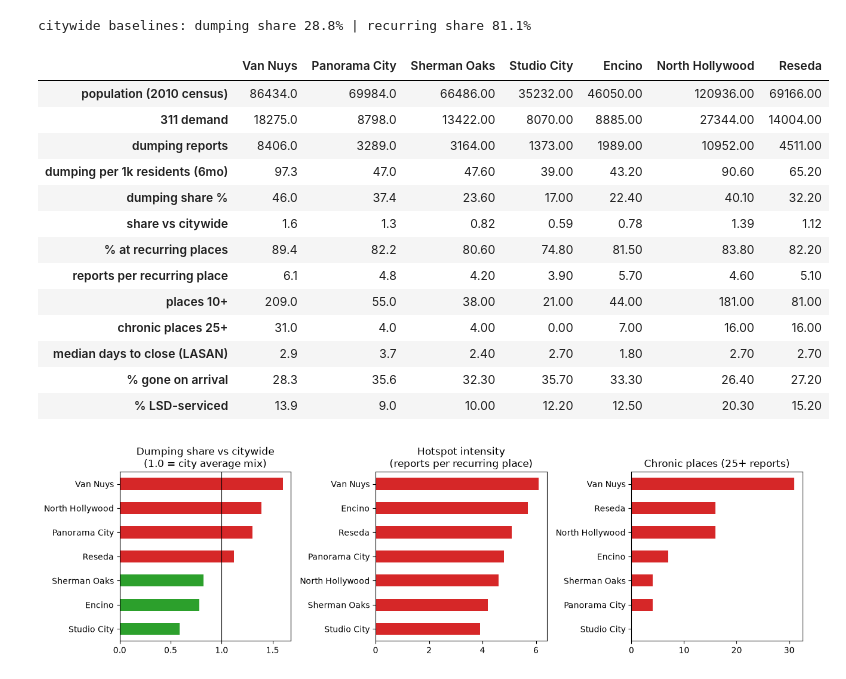
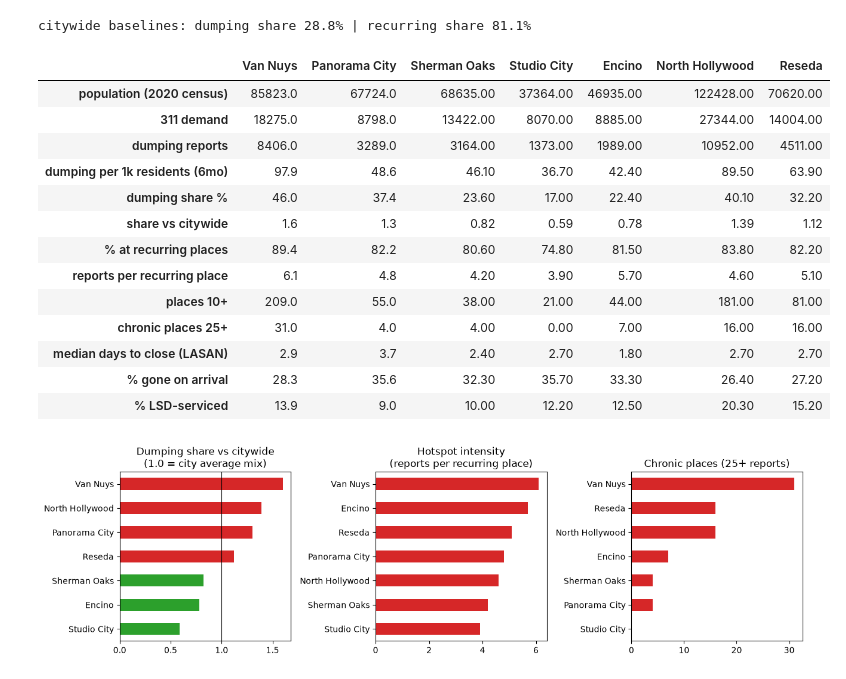
Before and after one commit to cambaughn/Observatory, a Jupyter notebook: notebooks/06_neighborhood_calibration.ipynb, the cells around one changed output. Cells and saved outputs as stored; diff of their text form; code cells hidden in the pictures.

```diff
--- a/notebooks/06_neighborhood_calibration.ipynb
+++ b/notebooks/06_neighborhood_calibration.ipynb
@@ -86,51 +87,45 @@ print(f"citywide baselines: dumping share {CITYWIDE_SHARE:.1%} | recurring share
 # %% [output]
 citywide baselines: dumping share 28.8% | recurring share 81.1%
 # %%
-# 2010 Census population approximated to NCs (data.lacity.org nwj3-ufba;
-# NoHo NC appears in the census file under its former name, Mid-Town North Hollywood NC)
-NC_POP_2010 = {
-    "Van Nuys": 86434,
-    "Panorama City": 69984,
-    "Sherman Oaks": 66486,
-    "Studio City": 35232,
-    "Encino": 46050,
-    "North Hollywood": 66572 + 18849 + 35515,  # Mid-Town(NoHo) + NoHo West + NoHo Northeast
-    "Reseda": 69166,
-}
+# 2020 Census population per NC: block POP20 summed into certified NC
+# polygons by block internal point (scripts/build_nc_population_2020.py;
+# validated against the official LA County 2020 total)
+nc_pop_2020 = pd.read_csv("../data/processed/nc_population_2020.csv", index_col="NAME")["pop2020"]
+NC_POP = {name: int(nc_pop_2020[ncs].sum()) for name, ncs in NEIGH.items()}
 
 def neighborhood_profile(name):
     o = op[op["neigh"] == name]
     d = g[g["neigh"] == name]
     lasan_closed = d[(d["Status"] == "Closed") & (d["created"] < "2026-06-01")
                      & d["Owner"].isin(["LASAN", "Sanitation"])]
     days = (pd.to_datetime(lasan_closed["ClosedDate"], format="mixed")
             - lasan_closed["created"]).dt.total_seconds() / 86400
     places = d.groupby("place").size()
     share = len(d) / len(o)
     return {
-        "population (2010 census)": NC_POP_2010[name],
+        "population (2020 census)": NC_POP[name],
         "311 demand": len(o),
         "dumping reports": len(d),
-        "dumping per 1k residents (6mo)": round(len(d) / NC_POP_2010[name] * 1000, 1),
+        "dumping per 1k residents (6mo)": round(len(d) / NC_POP[name] * 1000, 1),
         "dumping share %": round(share * 100, 1),
         "share vs citywide": round(share / CITYWIDE_SHARE, 2),
         "% at recurring places": round(d["recurring"].mean() * 100, 1),
         "reports per recurring place": round(places[places >= 2].mean(), 1),
         "places 10+": int((places >= 10).sum()),
         "chronic places 25+": int((places >= 25).sum()),
         "median days to close (LASAN)": round(days.median(), 1),
         "% gone on arrival": round((d["ResolutionCode"] == "QC-Item Not Out").mean() * 100, 1),
         "% LSD-serviced": round(d["Owner"].isin(["LSD", "LASAN - LSD"]).mean() * 100, 1),
     }
 
 table = pd.DataFrame({n: neighborhood_profile(n) for n in NEIGH})
 table
 # %% [output]
 |  | Van Nuys | Panorama City | Sherman Oaks | Studio City | Encino | North Hollywood | Reseda |
-| population (2010 census) | 86434.0 | 69984.0 | 66486.00 | 35232.00 | 46050.00 | 120936.00 | 69166.00 |
+| population (2020 census) | 85823.0 | 67724.0 | 68635.00 | 37364.00 | 46935.00 | 122428.00 | 70620.00 |
 | 311 demand | 18275.0 | 8798.0 | 13422.00 | 8070.00 | 8885.00 | 27344.00 | 14004.00 |
 | dumping reports | 8406.0 | 3289.0 | 3164.00 | 1373.00 | 1989.00 | 10952.00 | 4511.00 |
-| dumping per 1k residents (6mo) | 97.3 | 47.0 | 47.60 | 39.00 | 43.20 | 90.60 | 65.20 |
+| dumping per 1k residents (6mo) | 97.9 | 48.6 | 46.10 | 36.70 | 42.40 | 89.50 | 63.90 |
 | dumping share % | 46.0 | 37.4 | 23.60 | 17.00 | 22.40 | 40.10 | 32.20 |
 | share vs citywide | 1.6 | 1.3 | 0.82 | 0.59 | 0.78 | 1.39 | 1.12 |
 | % at recurring places | 89.4 | 82.2 | 80.60 | 74.80 | 81.50 | 83.80 | 82.20 |
```
Also changed, not shown: parts of 2 cells of this notebook, 2 other files.
